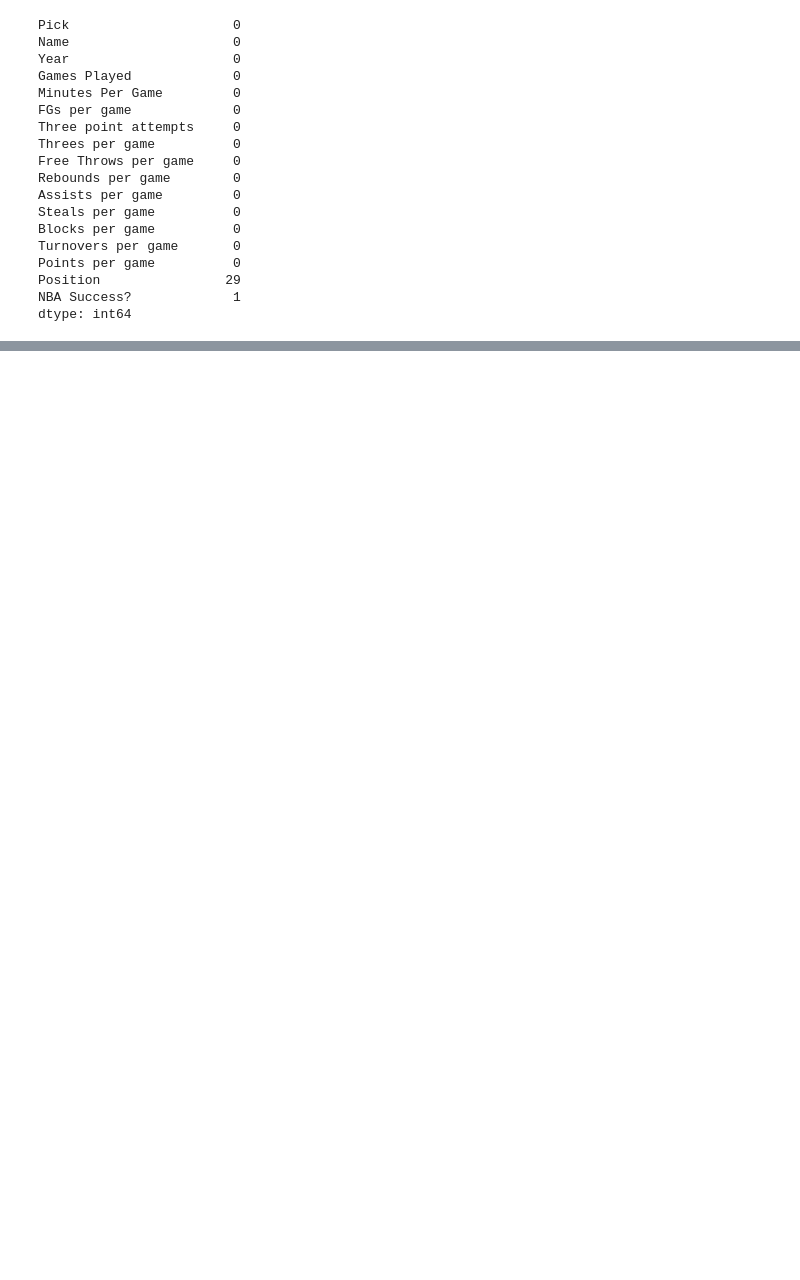
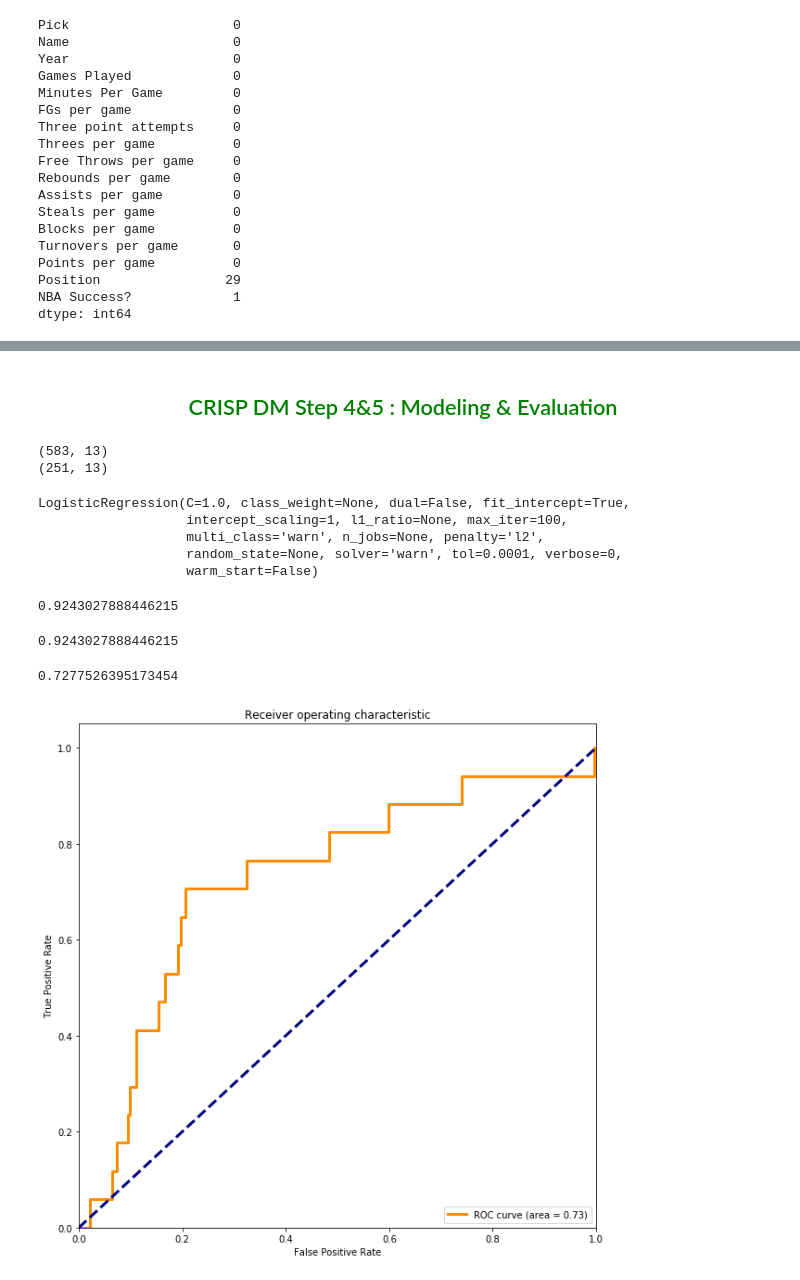
Before and after one commit to akshaygupta16/NBADraftAssistant, a Jupyter notebook: NBADraftPicker.ipynb, the cells around one changed output, grey strips where cells are left out. Saved outputs shown, nothing was run; the diff lists cells and outputs as text; code cells hidden in the pictures; blank space fills up the shorter version.

```diff
--- a/NBADraftPicker.ipynb
+++ b/NBADraftPicker.ipynb
@@ -389,0 +519,2 @@ sns.distplot(players_data_knn['Three point attempts'])
+# %% [markdown]
+## <center><font color="green">CRISP DM Step 4&5 : Modeling & Evaluation
@@ -389,0 +526,6 @@ sns.distplot(players_data_knn['Three point attempts'])
+# %%
+print(train.shape)
+print(test.shape)
+# %% [output]
+(583, 13)
+(251, 13)
@@ -389,0 +544,43 @@ sns.distplot(players_data_knn['Three point attempts'])
+# %%
+logreg.fit(train,train_y)
+# %% [output]
+LogisticRegression(C=1.0, class_weight=None, dual=False, fit_intercept=True,
+                   intercept_scaling=1, l1_ratio=None, max_iter=100,
+                   multi_class='warn', n_jobs=None, penalty='l2',
+                   random_state=None, solver='warn', tol=0.0001, verbose=0,
+                   warm_start=False)
+# %%
+logreg.score(test,test_y)
+# %% [output]
+0.9243027888446215
+# %%
+logreg_predict = logreg.predict(test)
+logreg_score = accuracy_score(logreg_predict,test_y)
+accuracy_score(logreg_predict,test_y)
+# %% [output]
+0.9243027888446215
+# %%
+y_score = logreg.decision_function(test)
+# %%
+fpr,tpr,_ = roc_curve(test_y,y_score)
+# %%
+roc_auc = auc(fpr,tpr)
+roc_auc
+# %% [output]
+0.7277526395173454
+# %%
+#Plotting the ROC Curve
+fig = plt.figure(1, figsize=(10,10))
+lw = 3
+plt.plot(fpr, tpr, color='darkorange',
+         lw=lw, label='ROC curve (area = %0.2f)' % roc_auc)
+plt.plot([0, 1], [0, 1], color='navy', lw=lw, linestyle='--')
+plt.xlim([0.0, 1.0])
+plt.ylim([0.0, 1.05])
+plt.xlabel('False Positive Rate')
+plt.ylabel('True Positive Rate')
+plt.title('Receiver operating characteristic')
+plt.legend(loc="lower right")
+plt.show()
+# %% [output]
+[figure, added]
```
Also changed, not shown: parts of 35 cells of this notebook.
